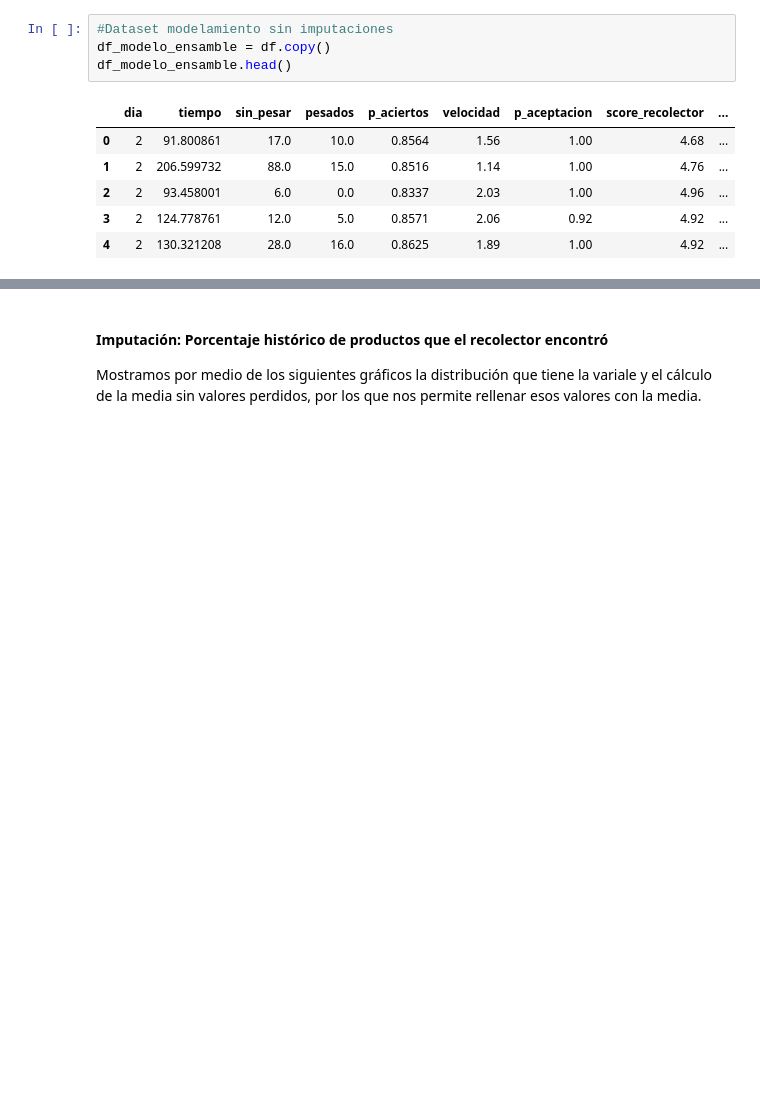
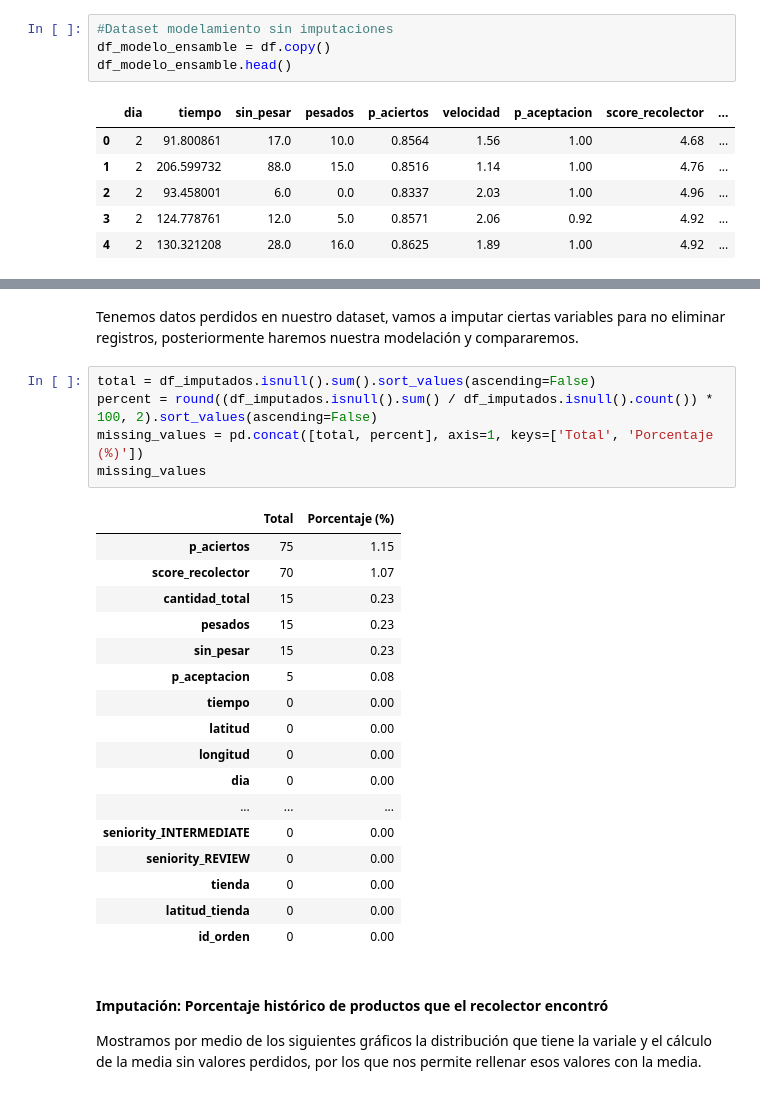
Before and after one commit to callejasv1/proyecto_oraculo, a Jupyter notebook: ProyectoV_Original.ipynb, the cells around one changed output, grey strips where cells are left out. Drawn from its saved outputs; the diff is of its cells as text; blank space fills up the shorter version.

```diff
--- a/ProyectoV_Original.ipynb
+++ b/ProyectoV_Original.ipynb
@@ -507,3 +525,28 @@ df_modelo_ensamble.head()
+# %% [markdown]
+Tenemos datos perdidos en nuestro dataset, vamos a imputar ciertas variables para no eliminar registros, posteriormente haremos nuestra modelación y compararemos.
+# %%
+total = df_imputados.isnull().sum().sort_values(ascending=False)
+percent = round((df_imputados.isnull().sum() / df_imputados.isnull().count()) * 100, 2).sort_values(ascending=False)
+missing_values = pd.concat([total, percent], axis=1, keys=['Total', 'Porcentaje (%)'])
+missing_values
+# %% [output]
+|  | Total | Porcentaje (%) |
+| p_aciertos | 75 | 1.15 |
+| score_recolector | 70 | 1.07 |
+| cantidad_total | 15 | 0.23 |
+| pesados | 15 | 0.23 |
+| sin_pesar | 15 | 0.23 |
+| p_aceptacion | 5 | 0.08 |
+| tiempo | 0 | 0.00 |
+| latitud | 0 | 0.00 |
+| longitud | 0 | 0.00 |
+| dia | 0 | 0.00 |
+| ... | ... | ... |
+| seniority_INTERMEDIATE | 0 | 0.00 |
+| seniority_REVIEW | 0 | 0.00 |
+| tienda | 0 | 0.00 |
+| latitud_tienda | 0 | 0.00 |
+| id_orden | 0 | 0.00 |
 # %% [markdown]
 #### Imputación: Porcentaje histórico de productos que el recolector encontró
 
```
Also changed, not shown: parts of 31 cells of this notebook, 1 other file.
